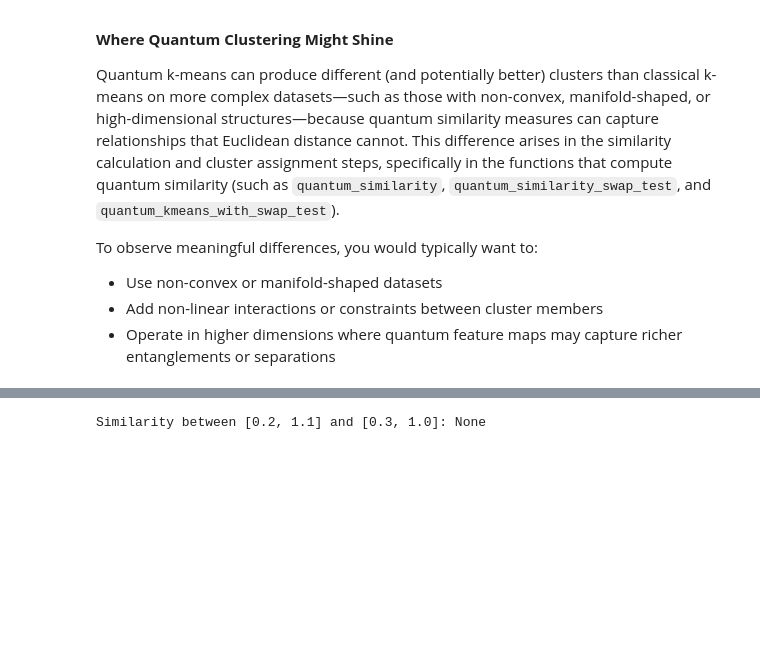
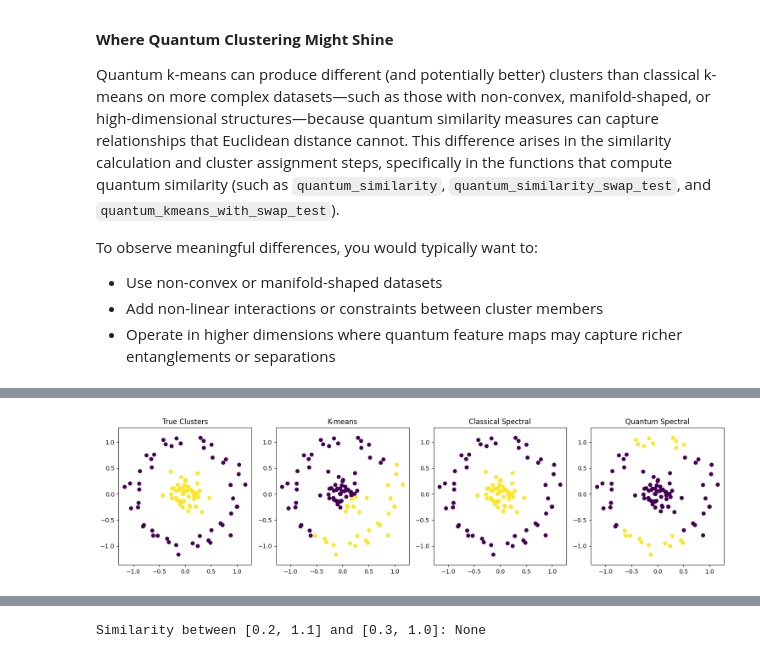
Before and after one commit to YoushaExT/quantum-clustering, a Jupyter notebook: quantum_clustering.ipynb, the cells around one changed output, grey strips where cells are left out. Drawn from its saved outputs; the diff is of its cells as text; code cells hidden in the pictures; blank space fills up the shorter version.

```diff
--- a/quantum_clustering.ipynb
+++ b/quantum_clustering.ipynb
@@ -733,0 +881,28 @@ To observe meaningful differences, you would typically want to:
+# %%
+# Compare all methods
+plt.figure(figsize=(15, 4))
+
+plt.subplot(1, 4, 1)
+plt.scatter(X_circles[:, 0], X_circles[:, 1], c=y_circles, cmap='viridis')
+plt.title('True Clusters')
+plt.axis('equal')
+
+plt.subplot(1, 4, 2)
+plt.scatter(X_circles[:, 0], X_circles[:, 1], c=kmeans_labels, cmap='viridis')
+plt.title(f'K-means')
+plt.axis('equal')
+
+plt.subplot(1, 4, 3)
+plt.scatter(X_circles[:, 0], X_circles[:, 1], c=spectral_labels, cmap='viridis')
+plt.title(f'Classical Spectral')
+plt.axis('equal')
+
+plt.subplot(1, 4, 4)
+plt.scatter(X_circles[:, 0], X_circles[:, 1], c=quantum_spectral_labels, cmap='viridis')
+plt.title(f'Quantum Spectral')
+plt.axis('equal')
+
+plt.tight_layout()
+plt.show()
+# %% [output]
+[figure, added]
```
Also changed, not shown: parts of 16 cells of this notebook, 1 other file.
